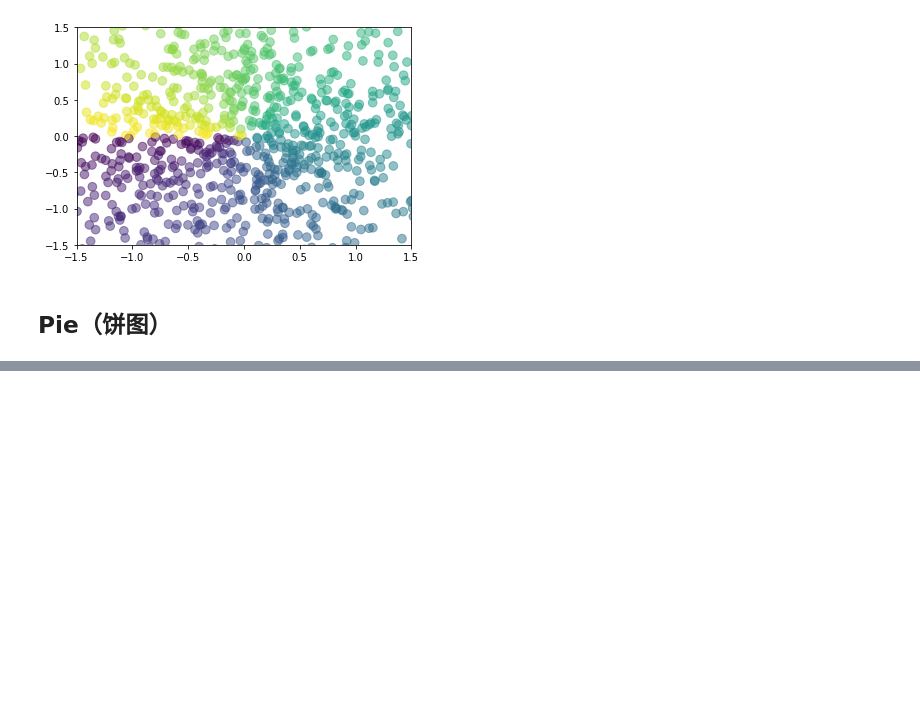
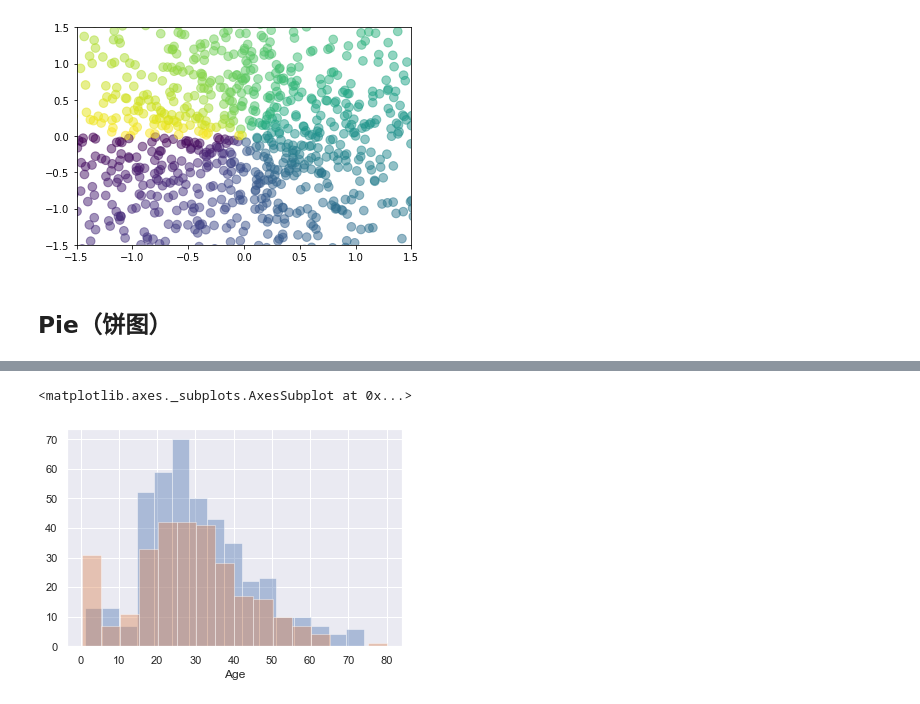
Before and after one commit to maoweixy/AI, a Jupyter notebook: 0Test/matplotlib_test.ipynb, the cells around one changed output, grey strips where cells are left out. Saved outputs shown, nothing was run; the diff lists cells and outputs as text; code cells hidden in the pictures; blank space fills up the shorter version.

```diff
--- a/0Test/matplotlib_test.ipynb
+++ b/0Test/matplotlib_test.ipynb
@@ -157,0 +198,6 @@ plt.ylim(-1.5, 1.5)
+# %%
+sns.distplot(data.loc[(data["Survived"] == 0) & (train["Age"].notnull()), 'Age'], kde=False)
+sns.distplot(data.loc[(data["Survived"] == 1) & (train["Age"].notnull()), 'Age'], kde=False)
+# %% [output]
+<matplotlib.axes._subplots.AxesSubplot at 0x...>
+[figure, added]
```
Also changed, not shown: parts of 7 cells of this notebook, 11 other files.
